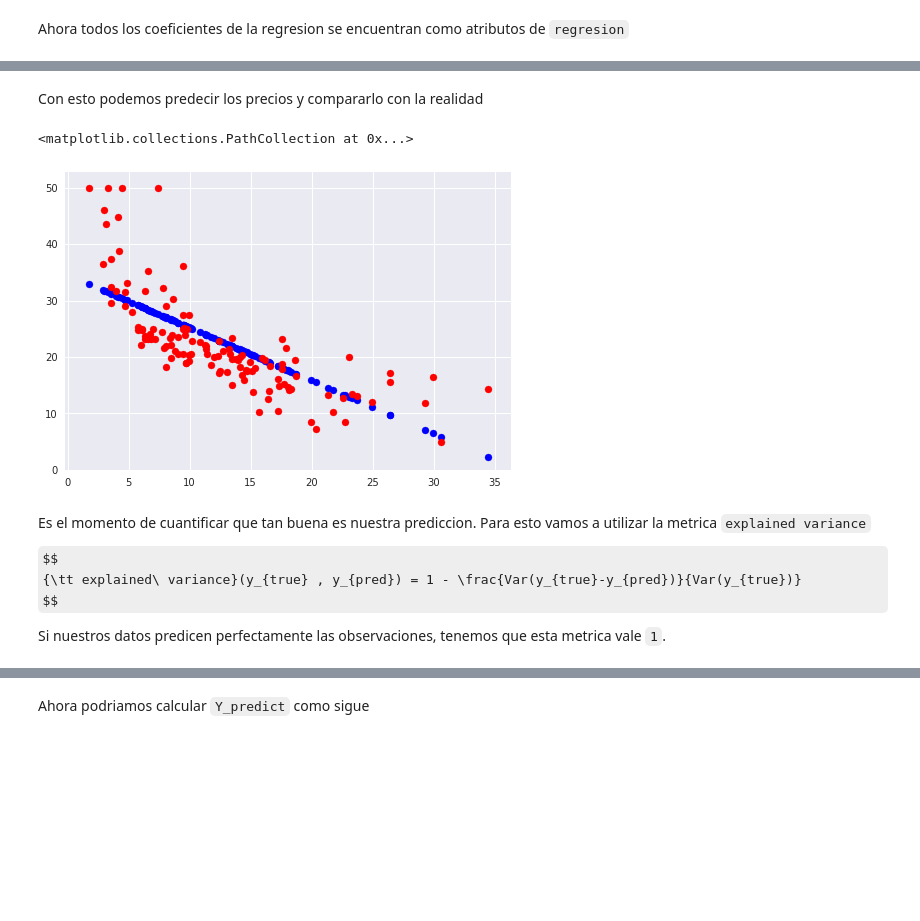
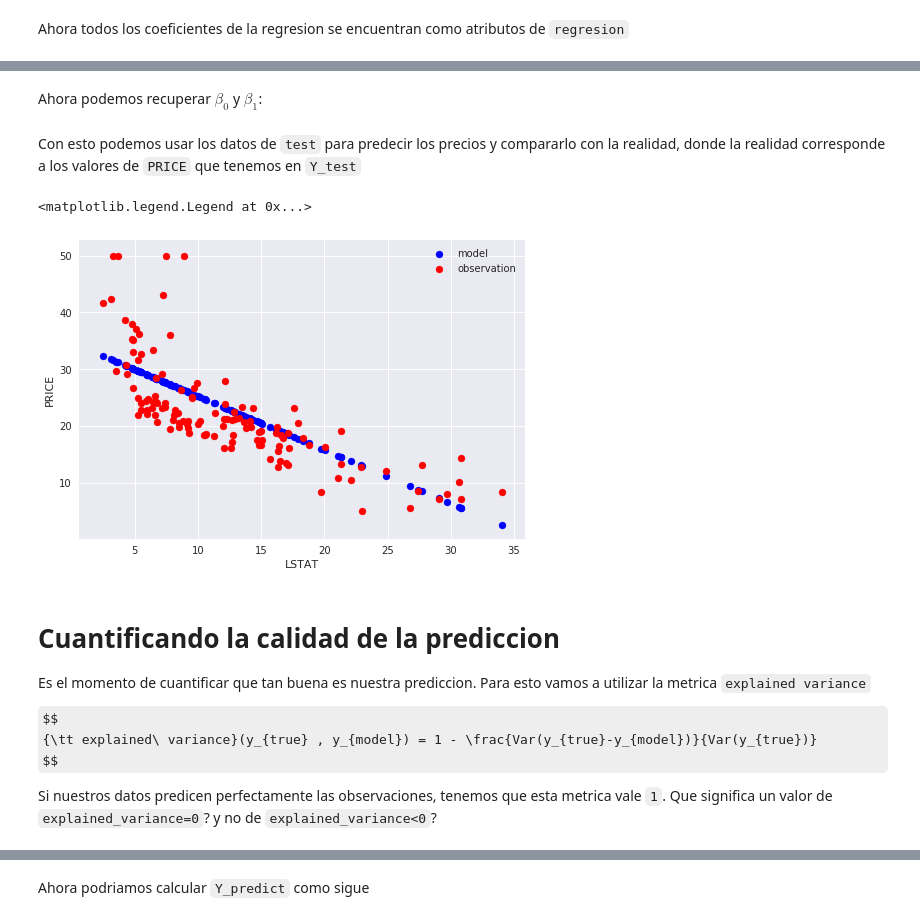
Before and after one commit to PythonBootcampUniandes/notas-de-clase, a Jupyter notebook: MachineLearning/IntroScikitLearn.ipynb, the cells around one changed output, grey strips where cells are left out. Drawn from its saved outputs; the diff is of its cells as text; code cells hidden in the pictures; some formulas as TeX source; blank space fills up the shorter version.

```diff
--- a/MachineLearning/IntroScikitLearn.ipynb
+++ b/MachineLearning/IntroScikitLearn.ipynb
@@ -178,24 +184,32 @@ regresion.intercept_, regresion.coef_ # beta_0 = intercept, beta_1=coef_
+# %% [markdown]
+Ahora podemos recuperar $\beta_0$ y $\beta_1$:
 # %%
 beta_0 = regresion.intercept_[0]
 beta_1 = regresion.coef_[0,0]
 # %% [markdown]
-Con esto podemos predecir los precios y compararlo con la realidad
+Con esto podemos usar los datos de `test` para predecir los precios y compararlo con la realidad, donde la realidad corresponde a los valores de `PRICE` que tenemos en `Y_test`
 # %%
 Y_predict = beta_0 + beta_1 * X_test
-plt.scatter(X_test, Y_predict, c='blue')
-plt.scatter(X_test, Y_test, c='red')
+plt.scatter(X_test, Y_predict, c='blue', label='model')
+plt.scatter(X_test, Y_test, c='red', label='observation')
+plt.xlabel('LSTAT')
+plt.ylabel('PRICE')
+plt.legend()
 # %% [output]
-<matplotlib.collections.PathCollection at 0x...>
+<matplotlib.legend.Legend at 0x...>
-[figure, old version]
+[figure, new version]
 # %% [markdown]
+# Cuantificando la calidad de la prediccion
+
 Es el momento de cuantificar que tan buena es nuestra prediccion.
 Para esto vamos a utilizar la metrica `explained variance`
 
 $$
-{\tt explained\ variance}(y_{true} , y_{pred}) = 1 - \frac{Var(y_{true}-y_{pred})}{Var(y_{true})}
+{\tt explained\ variance}(y_{true} , y_{model}) = 1 - \frac{Var(y_{true}-y_{model})}{Var(y_{true})}
 $$
 
 Si nuestros datos predicen perfectamente las observaciones, tenemos que esta metrica vale `1`.
+Que significa un valor de `explained_variance=0`? y no de `explained_variance<0`?
 # %%
 from sklearn.metrics import explained_variance_score
 # %%
```
Also changed, not shown: parts of 28 cells of this notebook.
